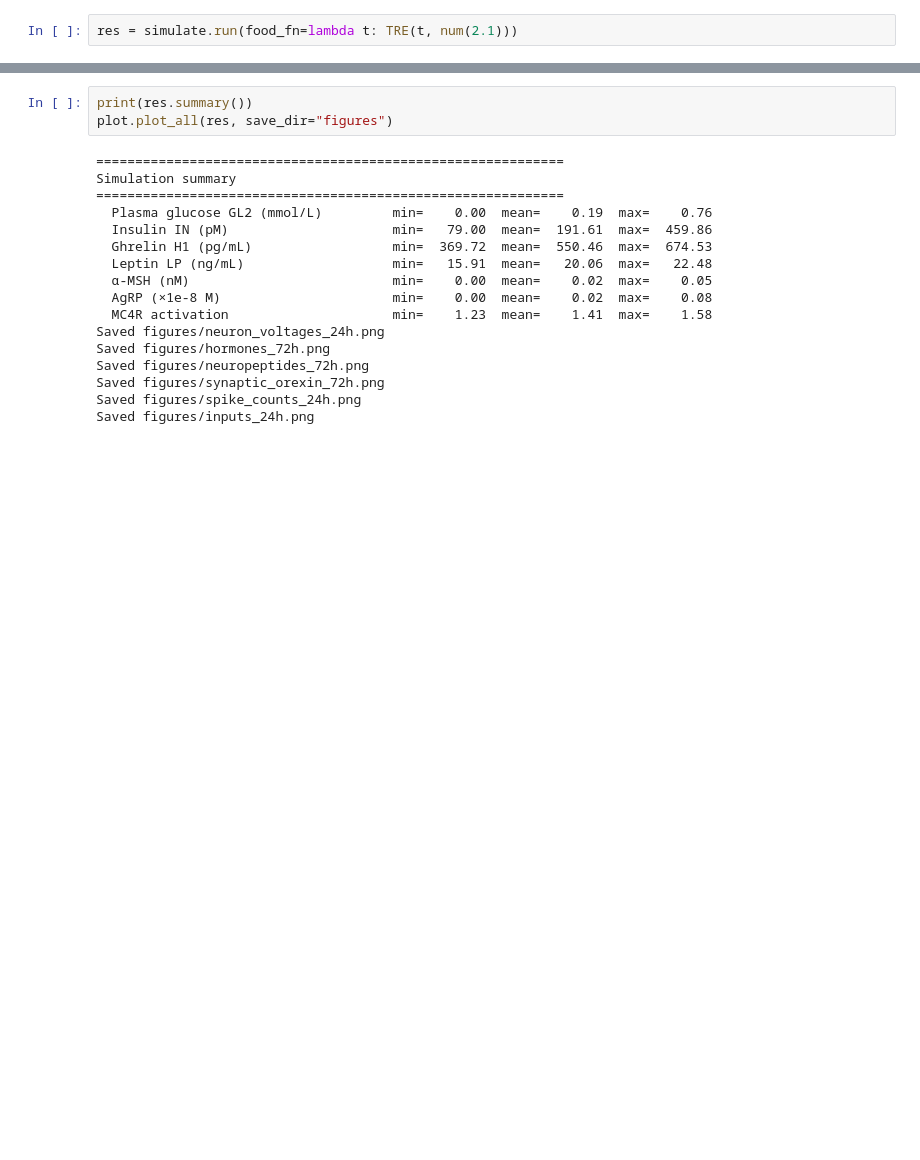
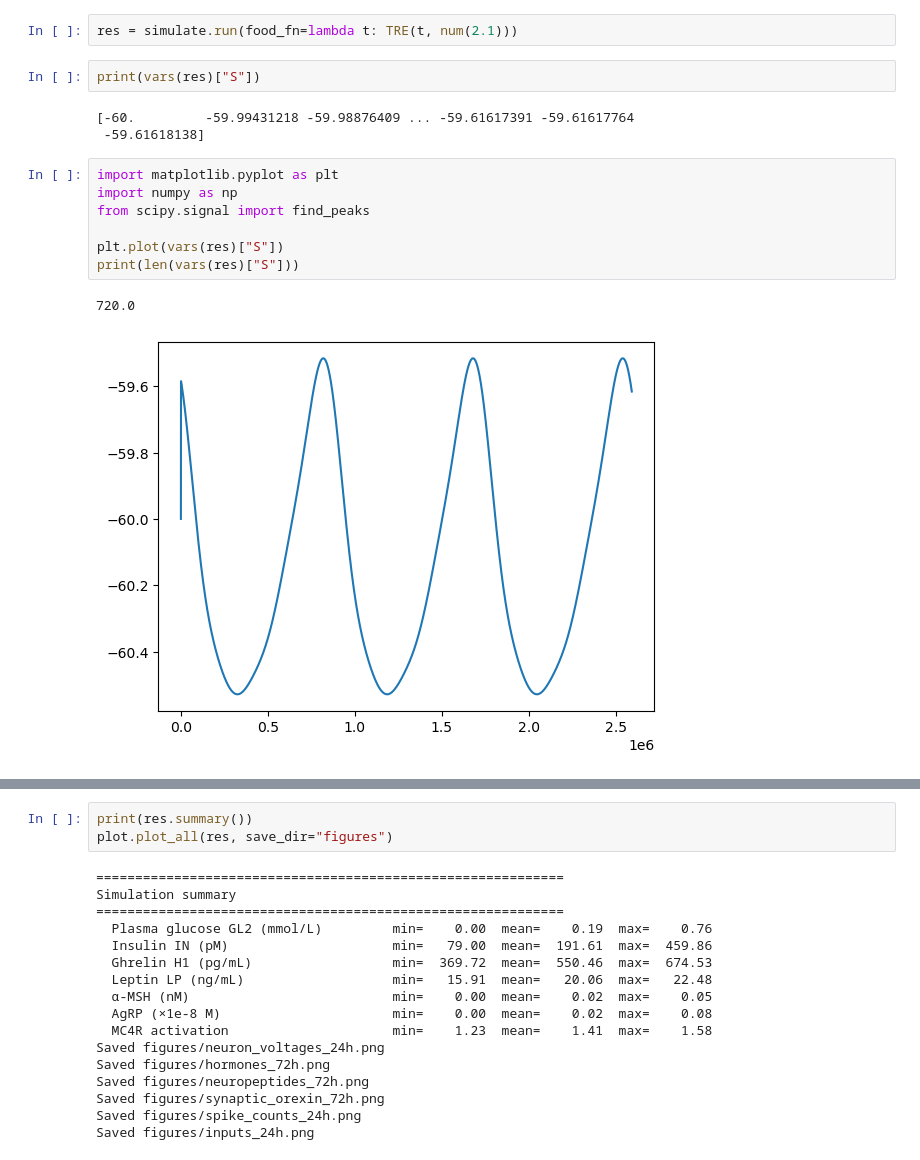
Before and after one commit to anjolib/neuro120-final, a Jupyter notebook: scripts/antonino.ipynb, the cells around one changed output, grey strips where cells are left out. Saved outputs shown, nothing was run; the diff lists cells and outputs as text; blank space fills up the shorter version.

```diff
--- a/scripts/antonino.ipynb
+++ b/scripts/antonino.ipynb
@@ -16,2 +13,17 @@ The autoreload extension is already loaded. To reload it, use:
 # %%
 res = simulate.run(food_fn=lambda t: TRE(t, num(2.1)))
+# %%
+print(vars(res)["S"])
+# %% [output]
+[-60.         -59.99431218 -59.98876409 ... -59.61617391 -59.61617764
+ -59.61618138]
+# %%
+import matplotlib.pyplot as plt
+import numpy as np
+from scipy.signal import find_peaks
+
+plt.plot(vars(res)["S"])
+print(len(vars(res)["S"]))
+# %% [output]
+720.0
+[figure, added]
```
Also changed, not shown: parts of 2 cells of this notebook, 1 other file.
